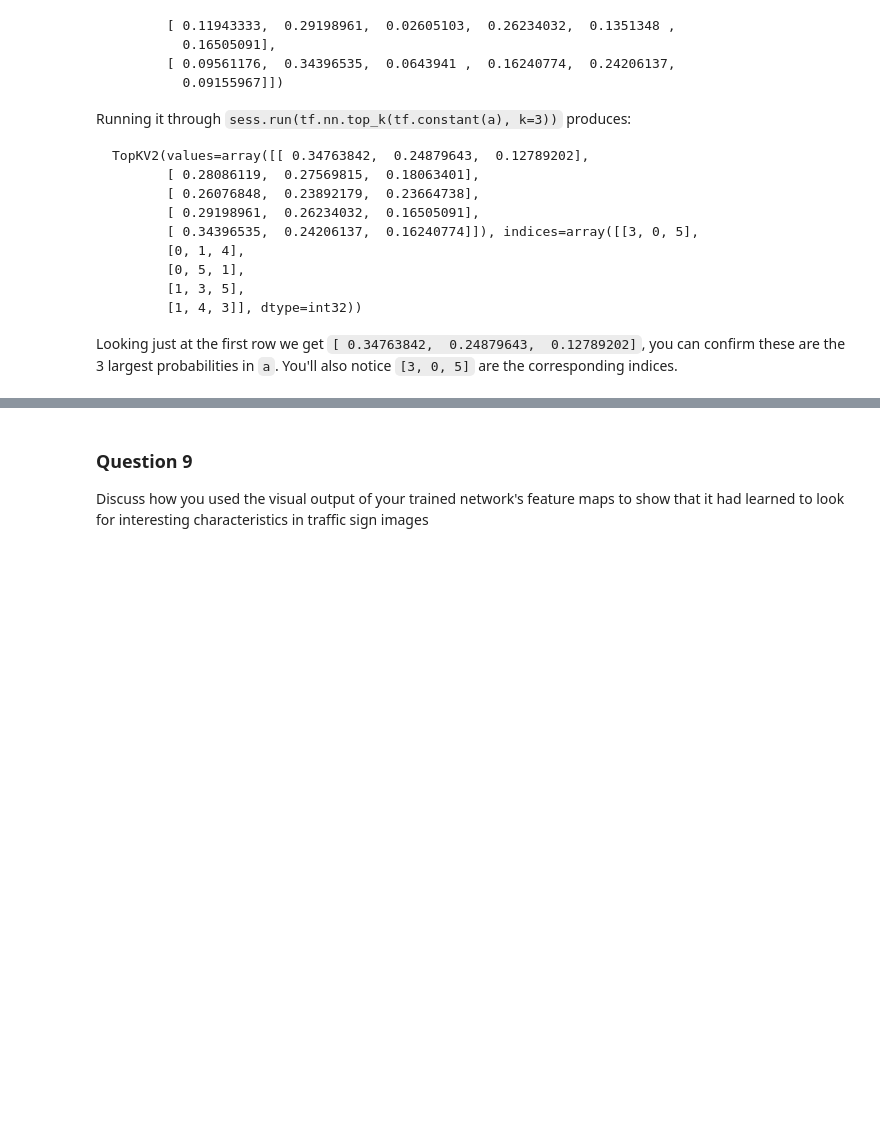
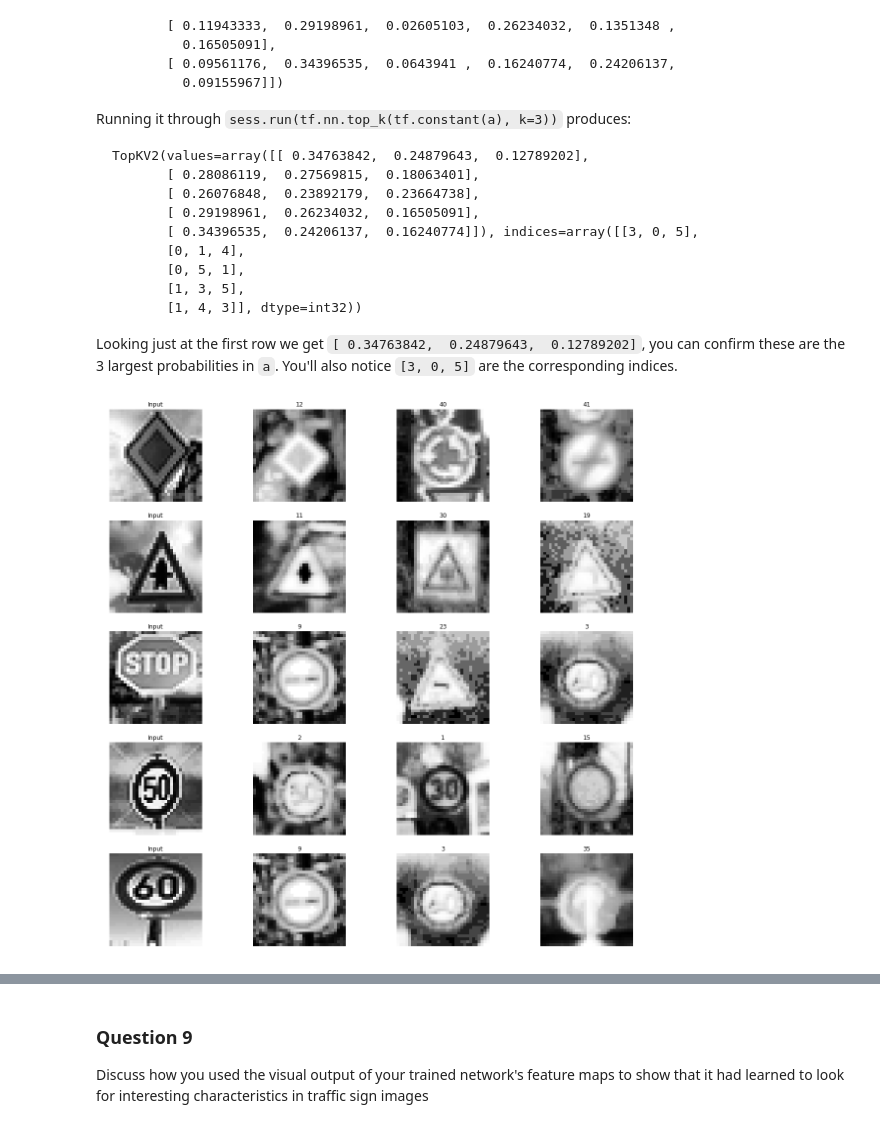
Before and after one commit to ankith0073/Traffic-sign-Classification, a Jupyter notebook: Traffic_Sign_Classifier.ipynb, the cells around one changed output, grey strips where cells are left out. Drawn from its saved outputs; the diff is of its cells as text; code cells hidden in the pictures; blank space fills up the shorter version.

```diff
--- a/Traffic_Sign_Classifier.ipynb
+++ b/Traffic_Sign_Classifier.ipynb
@@ -600,7 +578,7 @@ def lenet_2(x):
     x = tf.nn.relu(x)
     x = tf.nn.max_pool(x, strides['Layer2_strides']['maxpool'],strides['Layer2_strides']['maxpool'],'VALID')
 
-    x = tf.concat([temp, flatten(x)], 1)
+    x = tf.concat_v2([temp, flatten(x)], 1)
 
     x = tf.add(tf.matmul(x,weights['wd1']),biases['bd1'])
     x = tf.nn.relu(x)
@@ -734,12 +694,12 @@ def lenet_3(x):
     x = tf.nn.relu(x)
     x = tf.nn.max_pool(x, strides['Layer2_strides']['maxpool'],strides['Layer2_strides']['maxpool'],'VALID')
 
-    layer_1_2_flattened = tf.concat([temp, flatten(x)], 1)
+    layer_1_2_flattened = tf.concat_v2([temp, flatten(x)], 1)
     x = tf.nn.conv2d(x, weights['wc3'], strides['Layer2_strides']['conv'], 'VALID')
     x = tf.nn.bias_add(x, biases['bc3'])
     x = tf.nn.relu(x)
 
-    x = tf.concat([layer_1_2_flattened, flatten(x)],1)
+    x = tf.concat_v2([layer_1_2_flattened, flatten(x)],1)
 
 
     x = tf.add(tf.matmul(x,weights['wd1']),biases['bd1'])
@@ -830,6 +790,8 @@ Model saved
 #normaliye the test set
 x_test_temp = X_test
 x_test_grayscale = temp = np.sum(X_test/3, axis=3, keepdims=True)
+for i in range(0,x_test_grayscale.shape[0]):
+    x_test_grayscale[i,:,:,0] = cv2.equalizeHist(np.uint8(x_test_grayscale[i]))
 X_test = (x_test_grayscale - 127.5)/255
 # %%
 #test the model on the test set
@@ -860,7 +824,7 @@ import matplotlib.pyplot as plt
 from PIL import Image
 import numpy as np
 #tf.reset_default_graph()
-filelist = glob.glob('../traffic_sign_images/*.jpg')
+filelist = glob.glob('../../ubuntu/*.jpg')
 new_width  = 32
 new_height = 32
 my_images = np.array([np.array(Image.open(fname).resize((new_width, new_height), Image.ANTIALIAS)) for fname in filelist])
@@ -946,28 +927,30 @@ Looking just at the first row we get `[ 0.34763842,  0.24879643,  0.12789202]`,
 # %%
 ### Print out the top five softmax probabilities for the predictions on the German traffic sign images found on the web.
 ### Feel free to use as many code cells as needed.
-images_probablities = [[11, 30, 27],
-                           [ 2,  5,  1],
-                           [12, 40, 11],
-                           [20, 23, 29],
-                           [12, 10, 11]]
+images_probablities = [[12, 40, 41],
+                       [11, 30, 19],
+                       [ 9, 23,  3],
+                       [ 2,  1, 15],
+                       [ 9,  3, 35]]
 plt.figure(figsize=(20,20))
 k = 1
 #looping through all the input images and the predctions priority wise
 for i in range(0,5):
     plt.subplot(5,4,k)
     plt.imshow(images_normalised[i].squeeze(),
                cmap= 'gray')
     plt.axis('off')
     plt.title('Input')
     k = k + 1
     for j in range(0,3):
         #temp = images_probablities[i][j]
         plt.subplot(5, 4, k)
-        plt.imshow(X_train[separated_elements[str(images_probablities[i][j])][0][0]].squeeze(),cmap = 'gray')
+        plt.imshow(x_grayscale[separated_elements[str(images_probablities[i][j])][0][0]].squeeze(),cmap = 'gray')
         plt.title(str(images_probablities[i][j]))
         plt.axis('off')
         k = k + 1
+# %% [output]
+[figure, added]
 # %% [markdown]
 ---
 
```
Also changed, not shown: parts of 15 cells of this notebook.
